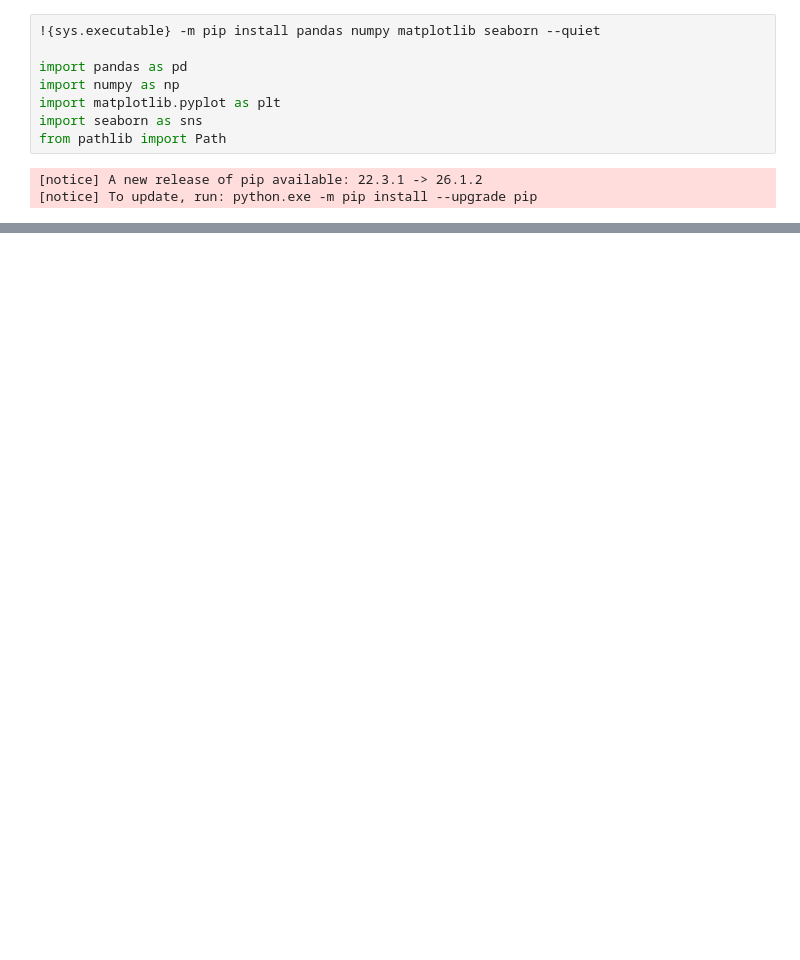
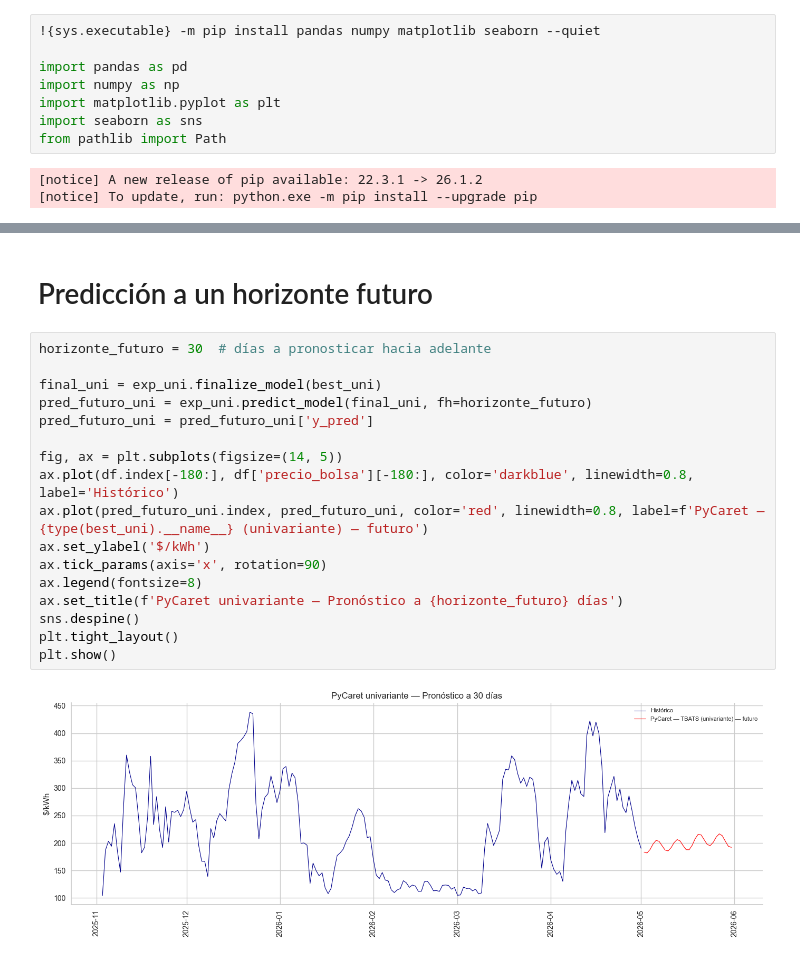
Before and after one commit to maguverm/tesis-bolsa, a Jupyter notebook: notebooks/03_experimentos/02_PyCaret.ipynb, the cells around one changed output, grey strips where cells are left out. Drawn from its saved outputs; the diff is of its cells as text; blank space fills up the shorter version.

```diff
--- a/notebooks/03_experimentos/02_PyCaret.ipynb
+++ b/notebooks/03_experimentos/02_PyCaret.ipynb
@@ -30,0 +197,21 @@ TypeError: TSForecastingExperiment.__init__() got an unexpected keyword argument
+# %% [markdown]
+# Predicción a un horizonte futuro
+# %%
+horizonte_futuro = 30  # días a pronosticar hacia adelante
+
+final_uni = exp_uni.finalize_model(best_uni)
+pred_futuro_uni = exp_uni.predict_model(final_uni, fh=horizonte_futuro)
+pred_futuro_uni = pred_futuro_uni['y_pred']
+
+fig, ax = plt.subplots(figsize=(14, 5))
+ax.plot(df.index[-180:], df['precio_bolsa'][-180:], color='darkblue', linewidth=0.8, label='Histórico')
+ax.plot(pred_futuro_uni.index, pred_futuro_uni, color='red', linewidth=0.8, label=f'PyCaret — {type(best_uni).__name__} (univariante) — futuro')
+ax.set_ylabel('$/kWh')
+ax.tick_params(axis='x', rotation=90)
+ax.legend(fontsize=8)
+ax.set_title(f'PyCaret univariante — Pronóstico a {horizonte_futuro} días')
+sns.despine()
+plt.tight_layout()
+plt.show()
+# %% [output]
+[figure, added]
```
Also changed, not shown: parts of 13 cells of this notebook.
